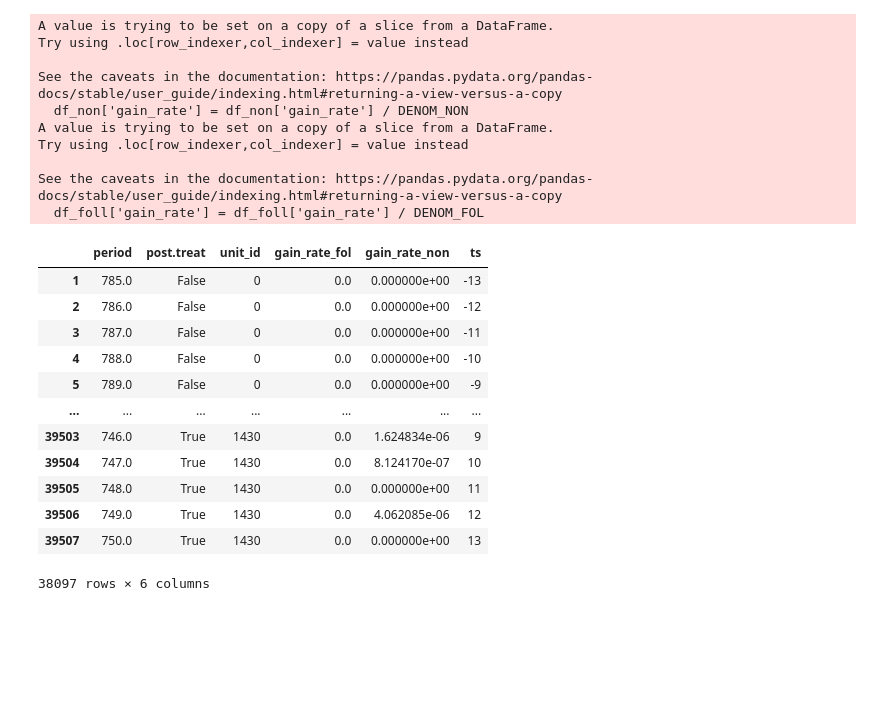
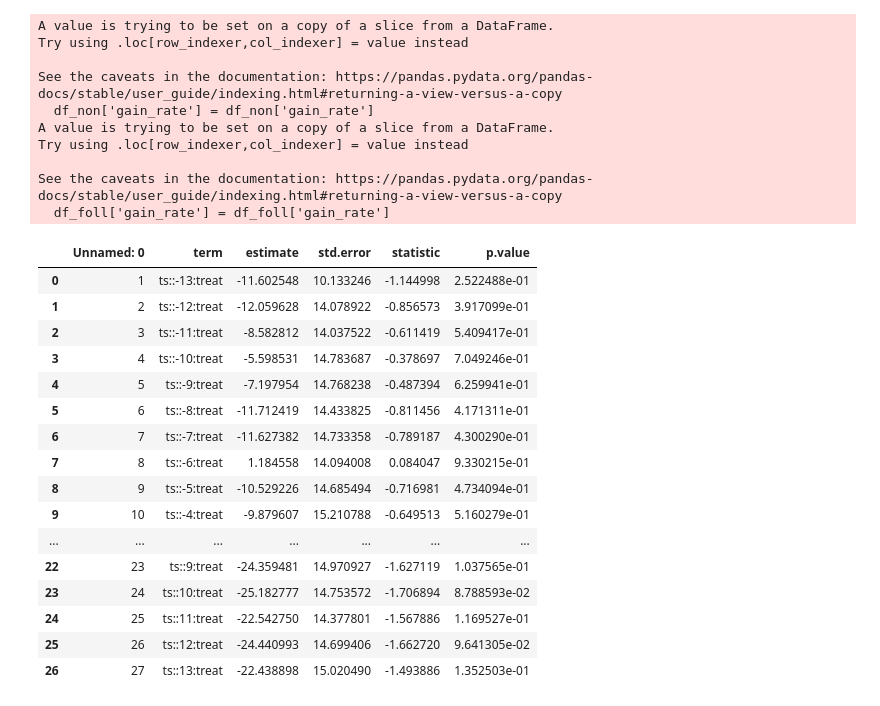
Before and after one commit to asmithh/attention-brokers-bsky, a Jupyter notebook: plots.ipynb, the cells around one changed output. Cells and saved outputs as stored; diff of their text form; code cells hidden in the pictures; blank space fills up the shorter version.

```diff
--- a/plots.ipynb
+++ b/plots.ipynb
@@ -92,7 +92,10 @@ plt.savefig(f'{FILEPATH}/plots/trends/{HANDLE}_{acct_type}_trends.png')
 # %%
 # make dataframe for DiD analysis; want 2 outcome variables -- one for followers and one for non-followers
-df_non['gain_rate'] = df_non['gain_rate'] / DENOM_NON
-df_foll['gain_rate'] = df_foll['gain_rate'] / DENOM_FOL
+# df_non['gain_rate'] = df_non['gain_rate'] / DENOM_NON
+# df_foll['gain_rate'] = df_foll['gain_rate'] / DENOM_FOL
+
+df_non['gain_rate'] = df_non['gain_rate']
+df_foll['gain_rate'] = df_foll['gain_rate']
 
 df_wide = pd.merge(
     df_non,
@@ -104,36 +107,43 @@ df_wide = pd.merge(
 df_wide['period'] = df_wide['time_period_non']
 if acct_type == 'did':
     df_wide['post.treat'] = df_wide['ts'].apply(lambda b: b >= 0)
+    df_wide['year_treated'] = df_wide['period'] - df_wide['ts']
 elif acct_type == 'control':
     df_wide['post.treat'] = 0
     df_wide['ts'] = 0
-df_wide = df_wide[['period', 'post.treat', 'unit_id', 'gain_rate_fol', 'gain_rate_non', 'ts']]
-df_wide = df_wide[~(df_wide.ts == -14)]
+    df_wide['year_treated'] = 10000
+df_wide = df_wide[['period', 'post.treat', 'unit_id', 'gain_rate_fol', 'gain_rate_non', 'ts', 'year_treated']]
 df_wide.to_csv(f'{FILEPATH}/processed_{acct_type}_csvs/{HANDLE}_processed_did_data.csv')
 # %% [output]
 A value is trying to be set on a copy of a slice from a DataFrame.
 Try using .loc[row_indexer,col_indexer] = value instead
 
 See the caveats in the documentation: https://pandas.pydata.org/pandas-docs/stable/user_guide/indexing.html#returning-a-view-versus-a-copy
-  df_non['gain_rate'] = df_non['gain_rate'] / DENOM_NON
+  df_non['gain_rate'] = df_non['gain_rate']
 A value is trying to be set on a copy of a slice from a DataFrame.
 Try using .loc[row_indexer,col_indexer] = value instead
 
 See the caveats in the documentation: https://pandas.pydata.org/pandas-docs/stable/user_guide/indexing.html#returning-a-view-versus-a-copy
-  df_foll['gain_rate'] = df_foll['gain_rate'] / DENOM_FOL
+  df_foll['gain_rate'] = df_foll['gain_rate']
-# %%
-df_wide
-# %% [output]
-|  | period | post.treat | unit_id | gain_rate_fol | gain_rate_non | ts |
-| 1 | 785.0 | False | 0 | 0.0 | 0.000000e+00 | -13 |
-| 2 | 786.0 | False | 0 | 0.0 | 0.000000e+00 | -12 |
-| 3 | 787.0 | False | 0 | 0.0 | 0.000000e+00 | -11 |
-| 4 | 788.0 | False | 0 | 0.0 | 0.000000e+00 | -10 |
-| 5 | 789.0 | False | 0 | 0.0 | 0.000000e+00 | -9 |
-| ... | ... | ... | ... | ... | ... | ... |
-| 39503 | 746.0 | True | 1430 | 0.0 | 1.624834e-06 | 9 |
-| 39504 | 747.0 | True | 1430 | 0.0 | 8.124170e-07 | 10 |
-| 39505 | 748.0 | True | 1430 | 0.0 | 0.000000e+00 | 11 |
-| 39506 | 749.0 | True | 1430 | 0.0 | 4.062085e-06 | 12 |
-| 39507 | 750.0 | True | 1430 | 0.0 | 0.000000e+00 | 13 |
-38097 rows × 6 columns
+# %%
+twfe_fol = pd.read_csv(f'{FILEPATH}/r_out/{HANDLE}_twfe_fol.csv')
+twfe_non = pd.read_csv(f'{FILEPATH}/r_out/{HANDLE}_twfe_non.csv')
+twfe_fol
+# %% [output]
+|  | Unnamed: 0 | term | estimate | std.error | statistic | p.value |
+| 0 | 1 | ts::-13:treat | -11.602548 | 10.133246 | -1.144998 | 2.522488e-01 |
+| 1 | 2 | ts::-12:treat | -12.059628 | 14.078922 | -0.856573 | 3.917099e-01 |
+| 2 | 3 | ts::-11:treat | -8.582812 | 14.037522 | -0.611419 | 5.409417e-01 |
+| 3 | 4 | ts::-10:treat | -5.598531 | 14.783687 | -0.378697 | 7.049246e-01 |
+| 4 | 5 | ts::-9:treat | -7.197954 | 14.768238 | -0.487394 | 6.259941e-01 |
+| 5 | 6 | ts::-8:treat | -11.712419 | 14.433825 | -0.811456 | 4.171311e-01 |
+| 6 | 7 | ts::-7:treat | -11.627382 | 14.733358 | -0.789187 | 4.300290e-01 |
+| 7 | 8 | ts::-6:treat | 1.184558 | 14.094008 | 0.084047 | 9.330215e-01 |
+| 8 | 9 | ts::-5:treat | -10.529226 | 14.685494 | -0.716981 | 4.734094e-01 |
+| 9 | 10 | ts::-4:treat | -9.879607 | 15.210788 | -0.649513 | 5.160279e-01 |
+| ... | ... | ... | ... | ... | ... | ... |
+| 22 | 23 | ts::9:treat | -24.359481 | 14.970927 | -1.627119 | 1.037565e-01 |
+| 23 | 24 | ts::10:treat | -25.182777 | 14.753572 | -1.706894 | 8.788593e-02 |
+| 24 | 25 | ts::11:treat | -22.542750 | 14.377801 | -1.567886 | 1.169527e-01 |
+| 25 | 26 | ts::12:treat | -24.440993 | 14.699406 | -1.662720 | 9.641305e-02 |
+| 26 | 27 | ts::13:treat | -22.438898 | 15.020490 | -1.493886 | 1.352503e-01 |
```
Also changed, not shown: parts of 7 cells of this notebook, 37 other files.
